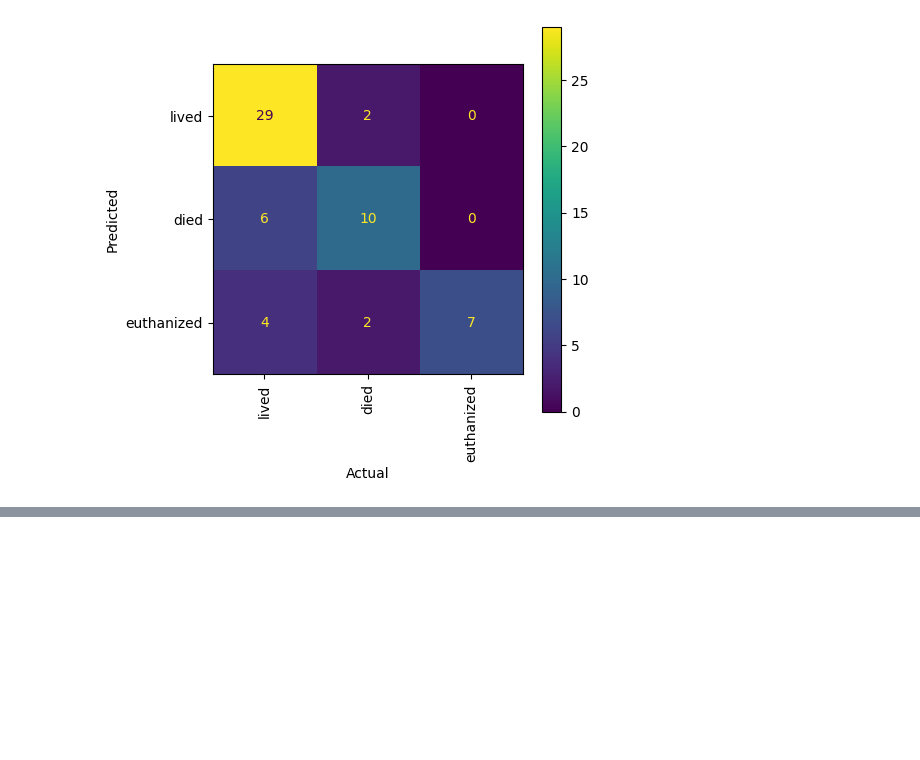
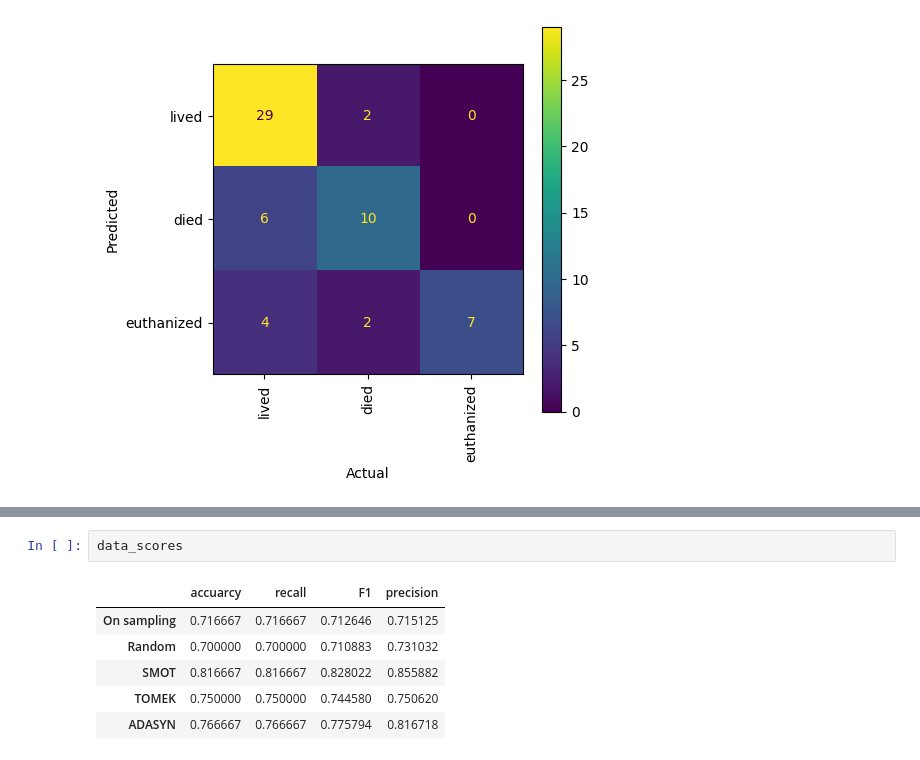
Before and after one commit to JaeAiKay/project-AI-classification, a Jupyter notebook: DecisionTreeWithGridSearchCV.ipynb, the cells around one changed output, grey strips where cells are left out. Cells and saved outputs as stored; diff of their text form; blank space fills up the shorter version.

```diff
--- a/DecisionTreeWithGridSearchCV.ipynb
+++ b/DecisionTreeWithGridSearchCV.ipynb
@@ -487,0 +532,9 @@ plotCM(y_test, y_pred_adasyn, classes)
+# %%
+data_scores
+# %% [output]
+|  | accuarcy | recall | F1 | precision |
+| On sampling | 0.716667 | 0.716667 | 0.712646 | 0.715125 |
+| Random | 0.700000 | 0.700000 | 0.710883 | 0.731032 |
+| SMOT | 0.816667 | 0.816667 | 0.828022 | 0.855882 |
+| TOMEK | 0.750000 | 0.750000 | 0.744580 | 0.750620 |
+| ADASYN | 0.766667 | 0.766667 | 0.775794 | 0.816718 |
```
Also changed, not shown: parts of 11 cells of this notebook.
